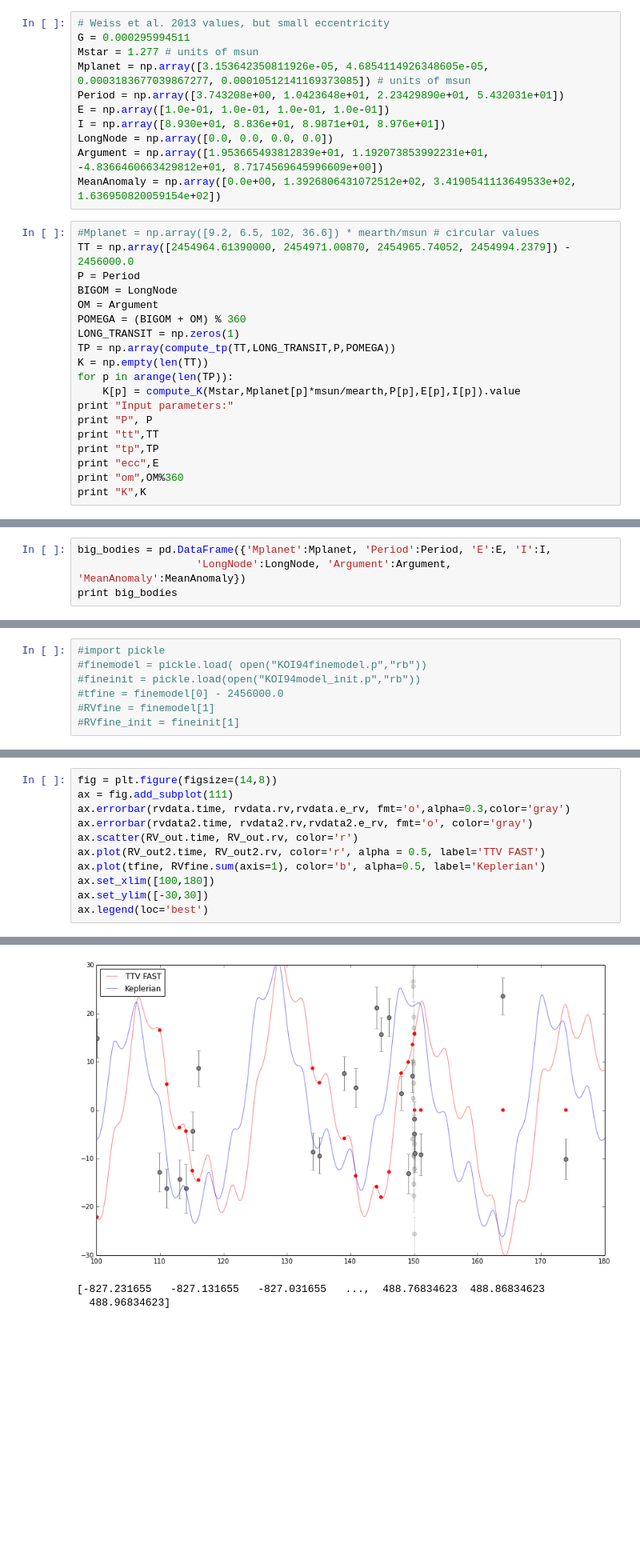
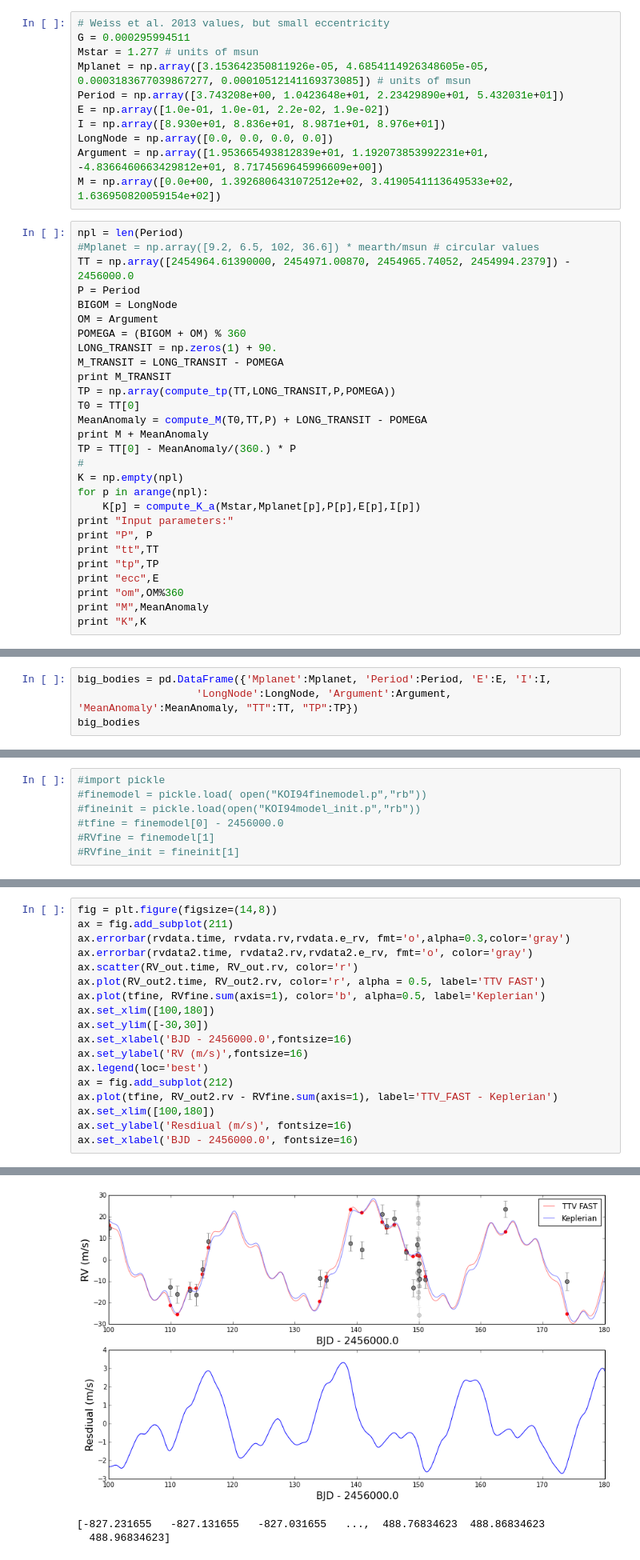
Before and after one commit to sealauren/IDL-programs, a Jupyter notebook: TTV_FAST_KOI94/TTV_FAST_maker.ipynb, the cells around one changed output, grey strips where cells are left out. Shown: that part at 80% size. Drawn from its saved outputs; the diff is of its cells as text; blank space fills up the shorter version.

Commit message:
Fixed time bug in Kepler-11 system.

```diff
--- a/TTV_FAST_KOI94/TTV_FAST_maker.ipynb
+++ b/TTV_FAST_KOI94/TTV_FAST_maker.ipynb
@@ -74,28 +76,37 @@ G = 0.000295994511
 Mstar = 1.277 # units of msun
 Mplanet = np.array([3.153642350811926e-05, 4.6854114926348605e-05, 0.0003183677039867277, 0.00010512141169373085]) # units of msun
 Period = np.array([3.743208e+00, 1.0423648e+01, 2.23429890e+01, 5.432031e+01])
-E = np.array([1.0e-01, 1.0e-01, 1.0e-01, 1.0e-01])
+E = np.array([1.0e-01, 1.0e-01, 2.2e-02, 1.9e-02])
 I = np.array([8.930e+01, 8.836e+01, 8.9871e+01, 8.976e+01])
 LongNode = np.array([0.0, 0.0, 0.0, 0.0])
 Argument = np.array([1.953665493812839e+01, 1.192073853992231e+01, -4.8366460663429812e+01, 8.7174569645996609e+00])
-MeanAnomaly = np.array([0.0e+00, 1.3926806431072512e+02, 3.4190541113649533e+02, 1.636950820059154e+02])
+M = np.array([0.0e+00, 1.3926806431072512e+02, 3.4190541113649533e+02, 1.636950820059154e+02])
 # %%
+npl = len(Period)
 #Mplanet = np.array([9.2, 6.5, 102, 36.6]) * mearth/msun # circular values
 TT = np.array([2454964.61390000, 2454971.00870, 2454965.74052, 2454994.2379]) - 2456000.0
 P = Period
 BIGOM = LongNode
 OM = Argument
 POMEGA = (BIGOM + OM) % 360
-LONG_TRANSIT = np.zeros(1)
+LONG_TRANSIT = np.zeros(1) + 90.
+M_TRANSIT = LONG_TRANSIT - POMEGA
+print M_TRANSIT
 TP = np.array(compute_tp(TT,LONG_TRANSIT,P,POMEGA))
-K = np.empty(len(TT))
-for p in arange(len(TP)):
-    K[p] = compute_K(Mstar,Mplanet[p]*msun/mearth,P[p],E[p],I[p]).value
+T0 = TT[0]
+MeanAnomaly = compute_M(T0,TT,P) + LONG_TRANSIT - POMEGA
+print M + MeanAnomaly
+TP = TT[0] - MeanAnomaly/(360.) * P
+#
+K = np.empty(npl)
+for p in arange(npl):
+    K[p] = compute_K_a(Mstar,Mplanet[p],P[p],E[p],I[p])
 print "Input parameters:"
 print "P", P
 print "tt",TT
 print "tp",TP
 print "ecc",E
 print "om",OM%360
+print "M",MeanAnomaly
 print "K",K
 # %% [output]
@@ -109,5 +127,5 @@ K [  3.67364762   3.87815542  20.44315463   5.02052038]
 # %%
 big_bodies = pd.DataFrame({'Mplanet':Mplanet, 'Period':Period, 'E':E, 'I':I,
-                   'LongNode':LongNode, 'Argument':Argument, 'MeanAnomaly':MeanAnomaly})
-print big_bodies
+                   'LongNode':LongNode, 'Argument':Argument, 'MeanAnomaly':MeanAnomaly, "TT":TT, "TP":TP})
+big_bodies
 # %% [output]
@@ -307,6 +318,6 @@ tt_c -1028.64614005
 # %%
 fig = plt.figure(figsize=(14,8))
-ax = fig.add_subplot(111)
+ax = fig.add_subplot(211)
 ax.errorbar(rvdata.time, rvdata.rv,rvdata.e_rv, fmt='o',alpha=0.3,color='gray')
 ax.errorbar(rvdata2.time, rvdata2.rv,rvdata2.e_rv, fmt='o', color='gray')
 ax.scatter(RV_out.time, RV_out.rv, color='r')
@@ -314,5 +325,12 @@ ax.plot(RV_out2.time, RV_out2.rv, color='r', alpha = 0.5, label='TTV FAST')
 ax.plot(tfine, RVfine.sum(axis=1), color='b', alpha=0.5, label='Keplerian')
 ax.set_xlim([100,180])
 ax.set_ylim([-30,30])
+ax.set_xlabel('BJD - 2456000.0',fontsize=16)
+ax.set_ylabel('RV (m/s)',fontsize=16)
 ax.legend(loc='best')
+ax = fig.add_subplot(212)
+ax.plot(tfine, RV_out2.rv - RVfine.sum(axis=1), label='TTV_FAST - Keplerian')
+ax.set_xlim([100,180])
+ax.set_ylabel('Resdiual (m/s)', fontsize=16)
+ax.set_xlabel('BJD - 2456000.0', fontsize=16)
 # %% [output]
@@ -320,4 +338,4 @@ ax.legend(loc='best')
-[figure, old version]
+[figure, new version]
 # %%
 # %% [output]
 [-827.231655   -827.131655   -827.031655   ...,  488.76834623  488.86834623
```
Also changed, not shown: parts of 10 cells of this notebook, 5 other files.
